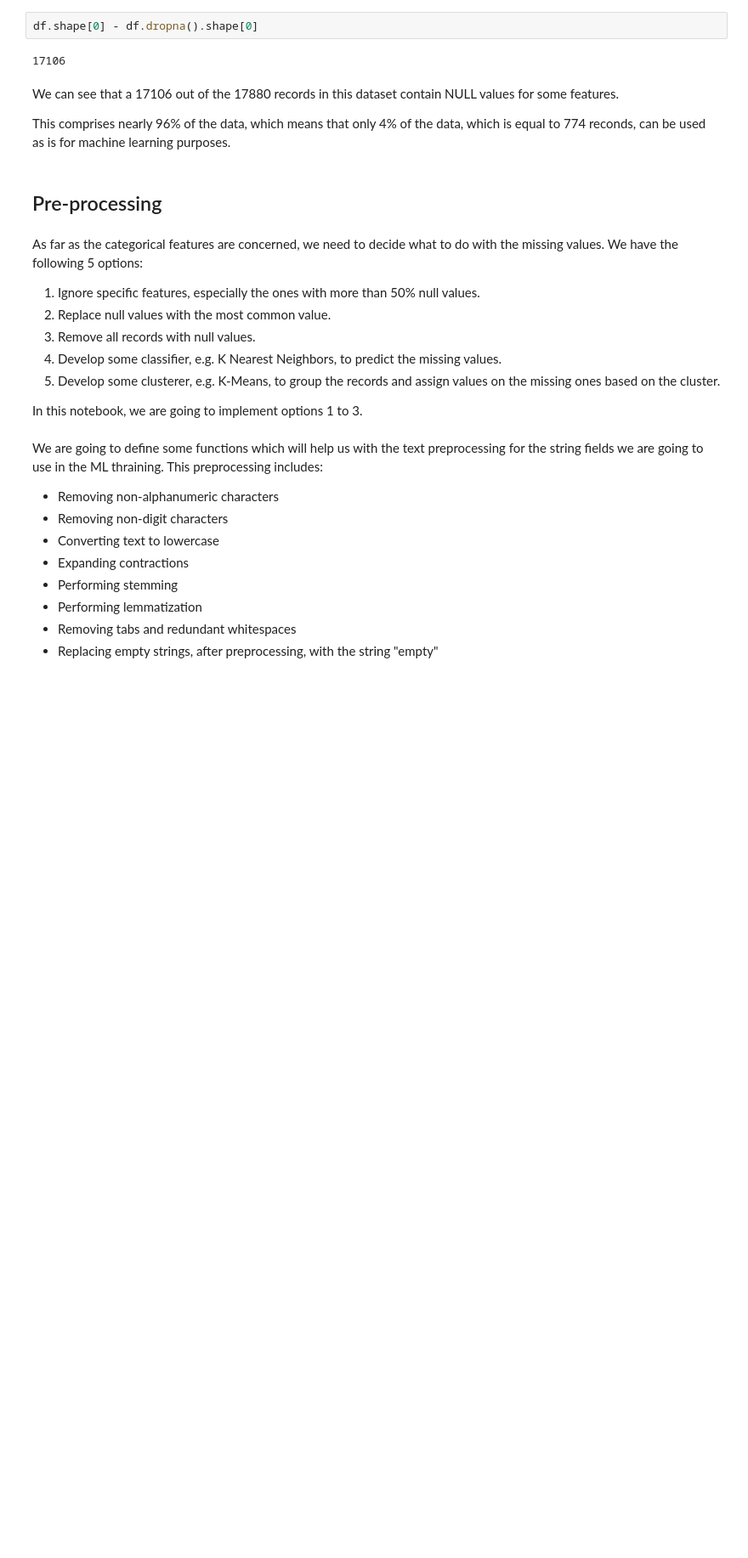
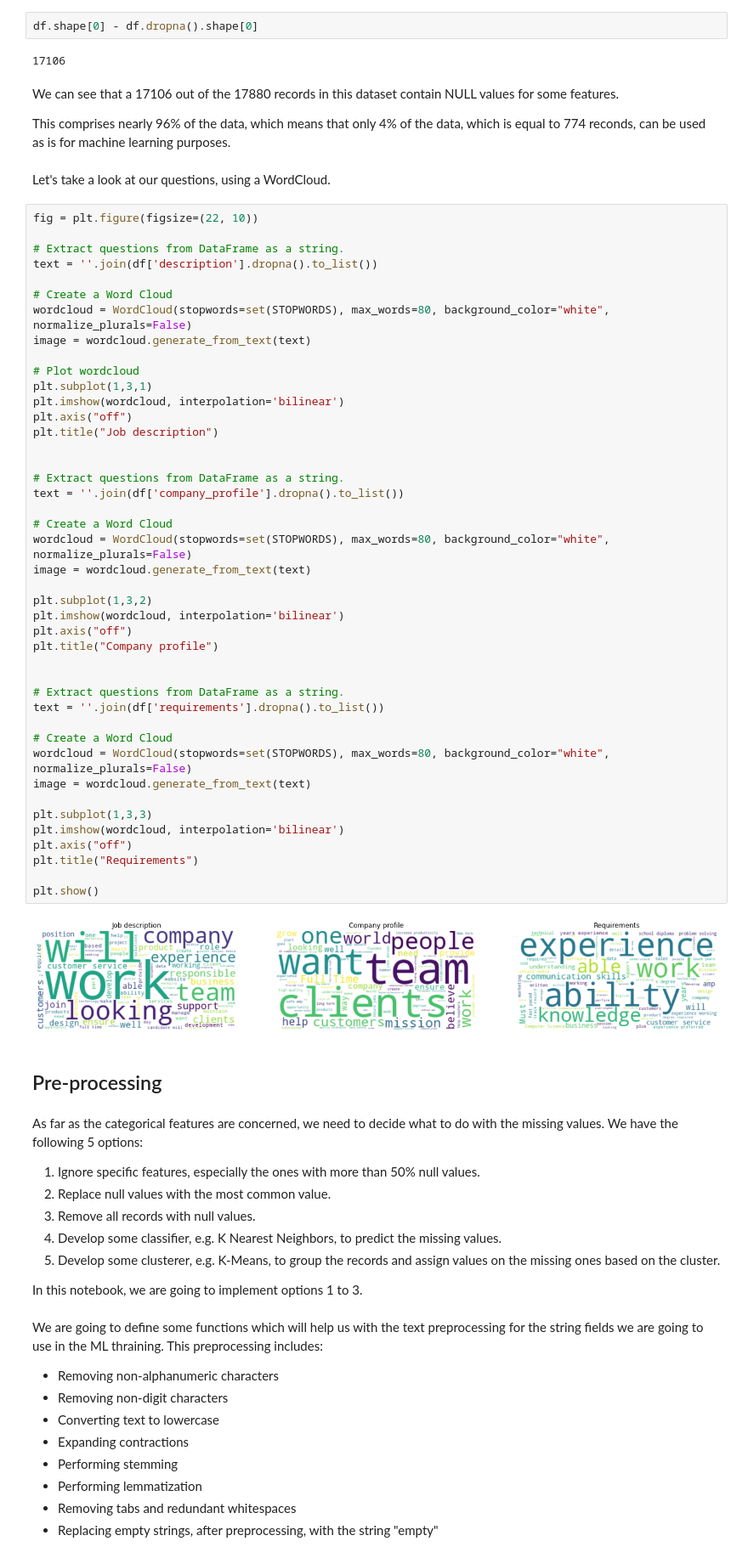
Before and after one commit to nbishdev/spark-fraud-detection, a Jupyter notebook: machine_learning.ipynb, the cells around one changed output. Shown: that part at 85% size. Cells and saved outputs as stored; diff of their text form; blank space fills up the shorter version.

```diff
--- a/machine_learning.ipynb
+++ b/machine_learning.ipynb
@@ -152,6 +153,53 @@ df.shape[0] - df.dropna().shape[0]
 We can see that a 17106 out of the 17880 records in this dataset contain NULL values for some features.
 
 This comprises nearly 96% of the data, which means that only 4% of the data, which is equal to 774 reconds, can be used as is for machine learning purposes.
+# %% [markdown]
+Let's take a look at our questions, using a WordCloud.
+# %%
+fig = plt.figure(figsize=(22, 10))
+
+# Extract questions from DataFrame as a string.
+text = ''.join(df['description'].dropna().to_list())
+
+# Create a Word Cloud
+wordcloud = WordCloud(stopwords=set(STOPWORDS), max_words=80, background_color="white", normalize_plurals=False)
+image = wordcloud.generate_from_text(text)
+
+# Plot wordcloud
+plt.subplot(1,3,1)
+plt.imshow(wordcloud, interpolation='bilinear')
+plt.axis("off")
+plt.title("Job description")
+
+
+# Extract questions from DataFrame as a string.
+text = ''.join(df['company_profile'].dropna().to_list())
+
+# Create a Word Cloud
+wordcloud = WordCloud(stopwords=set(STOPWORDS), max_words=80, background_color="white", normalize_plurals=False)
+image = wordcloud.generate_from_text(text)
+
+plt.subplot(1,3,2)
+plt.imshow(wordcloud, interpolation='bilinear')
+plt.axis("off")
+plt.title("Company profile")
+
+
+# Extract questions from DataFrame as a string.
+text = ''.join(df['requirements'].dropna().to_list())
+
+# Create a Word Cloud
+wordcloud = WordCloud(stopwords=set(STOPWORDS), max_words=80, background_color="white", normalize_plurals=False)
+image = wordcloud.generate_from_text(text)
+
+plt.subplot(1,3,3)
+plt.imshow(wordcloud, interpolation='bilinear')
+plt.axis("off")
+plt.title("Requirements")
+
+plt.show()
+# %% [output]
+[figure, added]
 # %% [markdown]
 ## Pre-processing
 # %% [markdown]
```
Also changed, not shown: parts of 64 cells of this notebook.
